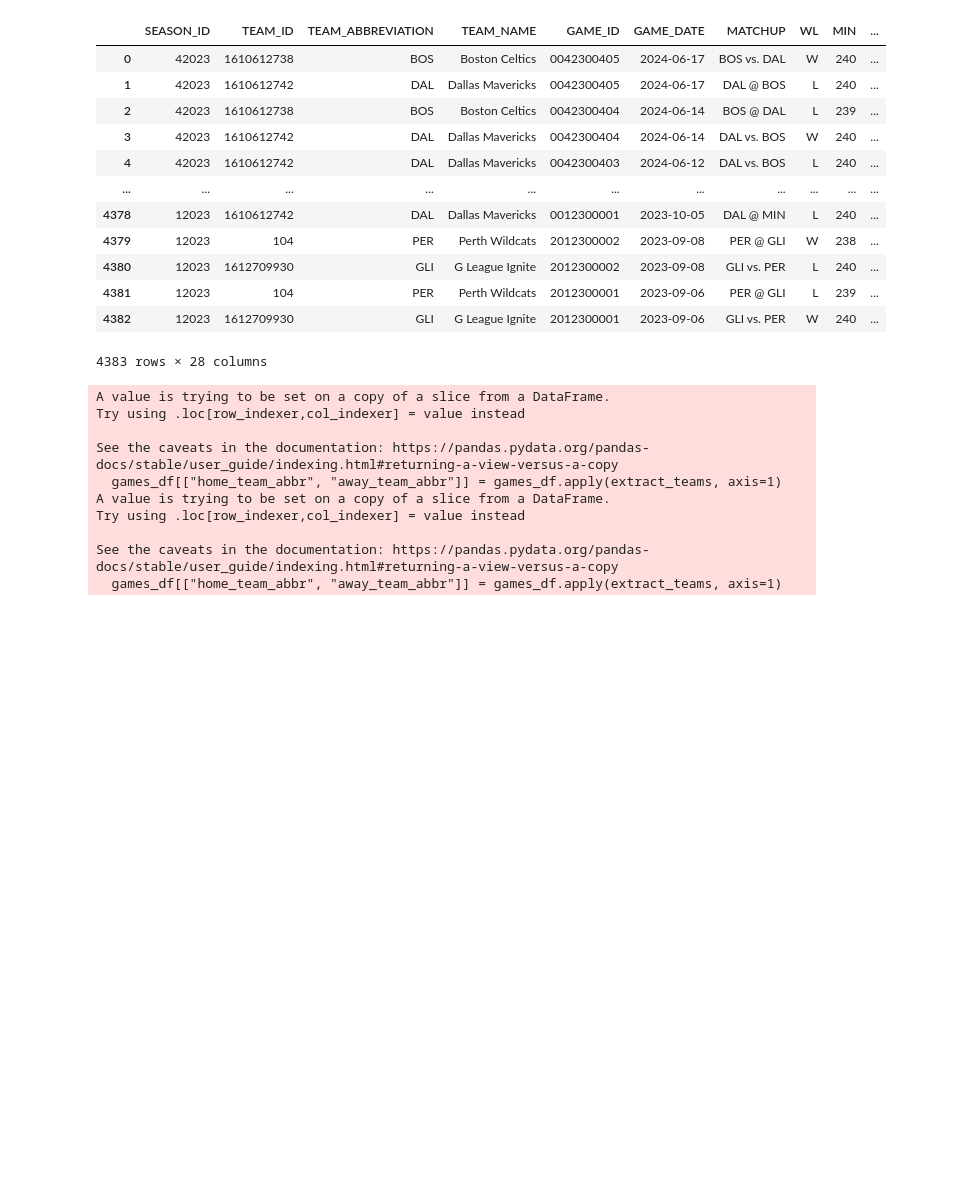
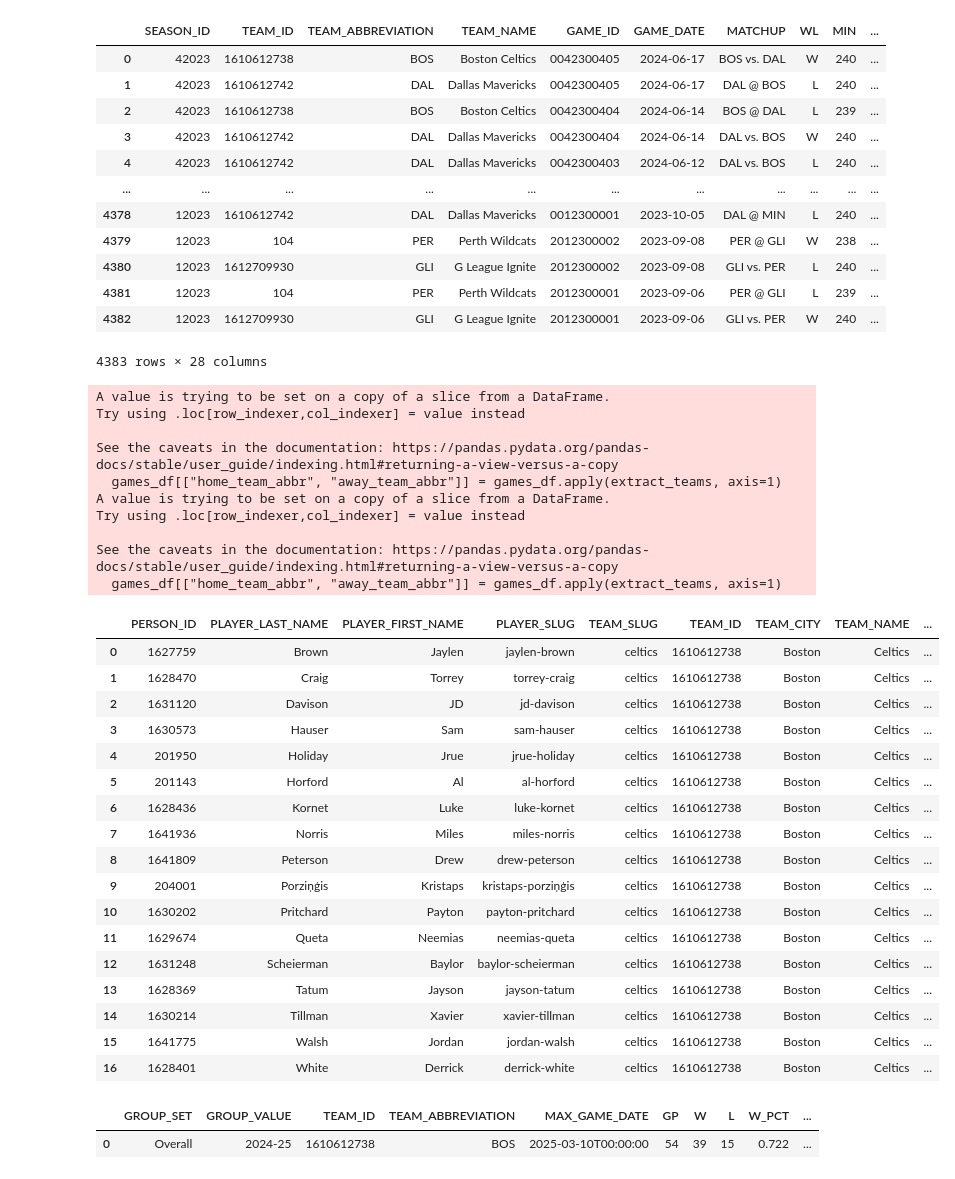
Before and after one commit to matthold86/player-prop-simulation, a Jupyter notebook: notebooks/nba_api_test.ipynb, the cells around one changed output. Drawn from its saved outputs; the diff is of its cells as text; code cells hidden in the pictures; blank space fills up the shorter version.

```diff
--- a/notebooks/nba_api_test.ipynb
+++ b/notebooks/nba_api_test.ipynb
@@ -272,3 +263,37 @@ import ace_tools as tools
 tools.display_dataframe_to_user(name="NBA Full Season Schedule", dataframe=games_df)
 
 conn.close()
+# %%
+import pandas as pd
+pd.set_option('display.max_columns', 100)
+from nba_api.stats.endpoints import playerindex
+
+data = playerindex.PlayerIndex(season='2024-25', team_id_nullable='1610612738', league_id='00')
+data.get_data_frames()[0]
+# %% [output]
+|  | PERSON_ID | PLAYER_LAST_NAME | PLAYER_FIRST_NAME | PLAYER_SLUG | TEAM_SLUG | TEAM_ID | TEAM_CITY | TEAM_NAME | ... |
+| 0 | 1627759 | Brown | Jaylen | jaylen-brown | celtics | 1610612738 | Boston | Celtics | ... |
+| 1 | 1628470 | Craig | Torrey | torrey-craig | celtics | 1610612738 | Boston | Celtics | ... |
+| 2 | 1631120 | Davison | JD | jd-davison | celtics | 1610612738 | Boston | Celtics | ... |
+| 3 | 1630573 | Hauser | Sam | sam-hauser | celtics | 1610612738 | Boston | Celtics | ... |
+| 4 | 201950 | Holiday | Jrue | jrue-holiday | celtics | 1610612738 | Boston | Celtics | ... |
+| 5 | 201143 | Horford | Al | al-horford | celtics | 1610612738 | Boston | Celtics | ... |
+| 6 | 1628436 | Kornet | Luke | luke-kornet | celtics | 1610612738 | Boston | Celtics | ... |
+| 7 | 1641936 | Norris | Miles | miles-norris | celtics | 1610612738 | Boston | Celtics | ... |
+| 8 | 1641809 | Peterson | Drew | drew-peterson | celtics | 1610612738 | Boston | Celtics | ... |
+| 9 | 204001 | Porziņģis | Kristaps | kristaps-porziņģis | celtics | 1610612738 | Boston | Celtics | ... |
+| 10 | 1630202 | Pritchard | Payton | payton-pritchard | celtics | 1610612738 | Boston | Celtics | ... |
+| 11 | 1629674 | Queta | Neemias | neemias-queta | celtics | 1610612738 | Boston | Celtics | ... |
+| 12 | 1631248 | Scheierman | Baylor | baylor-scheierman | celtics | 1610612738 | Boston | Celtics | ... |
+| 13 | 1628369 | Tatum | Jayson | jayson-tatum | celtics | 1610612738 | Boston | Celtics | ... |
+| 14 | 1630214 | Tillman | Xavier | xavier-tillman | celtics | 1610612738 | Boston | Celtics | ... |
+| 15 | 1641775 | Walsh | Jordan | jordan-walsh | celtics | 1610612738 | Boston | Celtics | ... |
+| 16 | 1628401 | White | Derrick | derrick-white | celtics | 1610612738 | Boston | Celtics | ... |
+# %%
+from nba_api.stats.endpoints import playerdashboardbyyearoveryear
+
+data = playerdashboardbyyearoveryear.PlayerDashboardByYearOverYear(player_id='1627759', season='2024-25')
+data.get_data_frames()[0]
+# %% [output]
+|  | GROUP_SET | GROUP_VALUE | TEAM_ID | TEAM_ABBREVIATION | MAX_GAME_DATE | GP | W | L | W_PCT | ... |
+| 0 | Overall | 2024-25 | 1610612738 | BOS | 2025-03-10T00:00:00 | 54 | 39 | 15 | 0.722 | ... |
```
Also changed, not shown: parts of 2 cells of this notebook, 3 other files.
